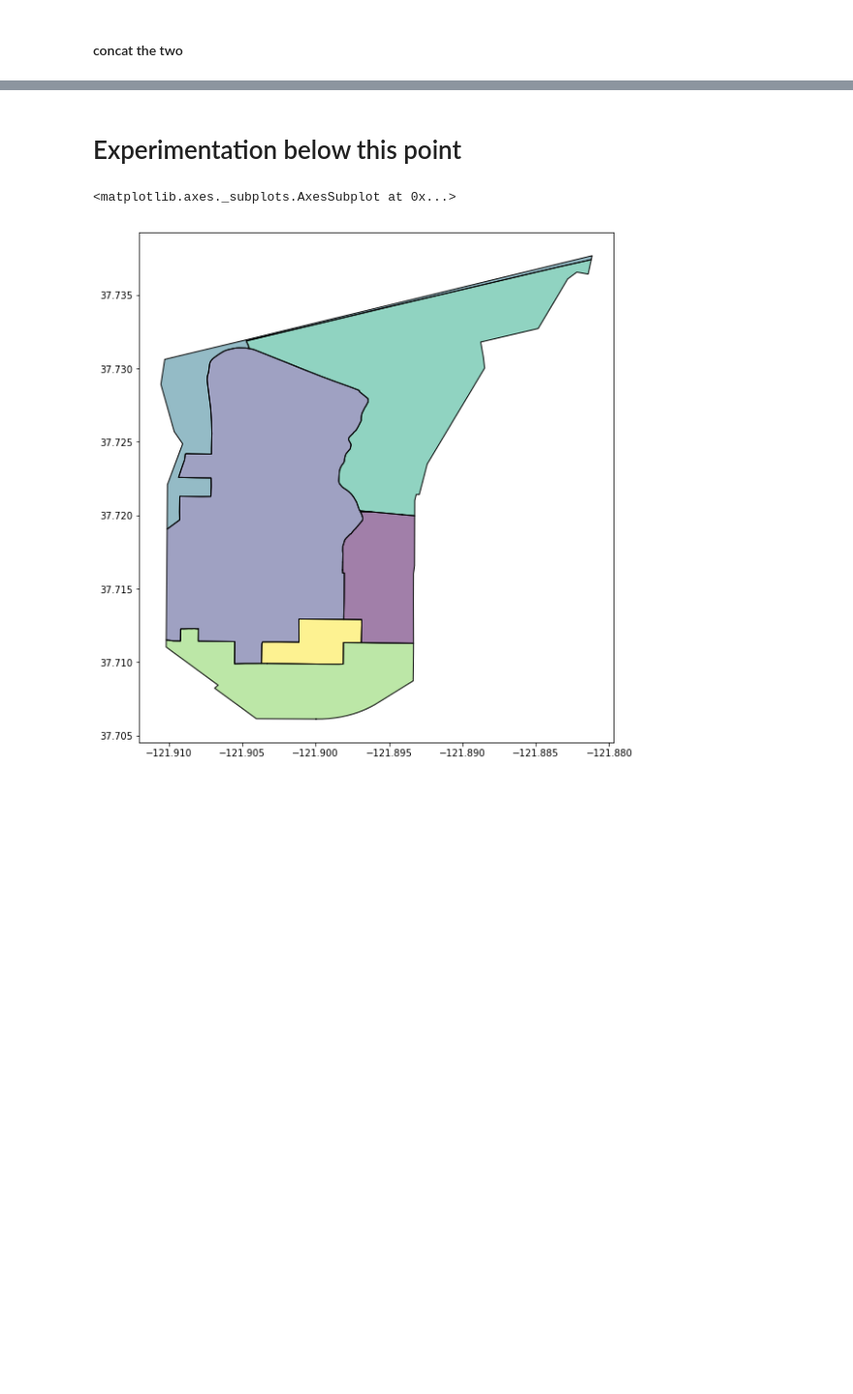
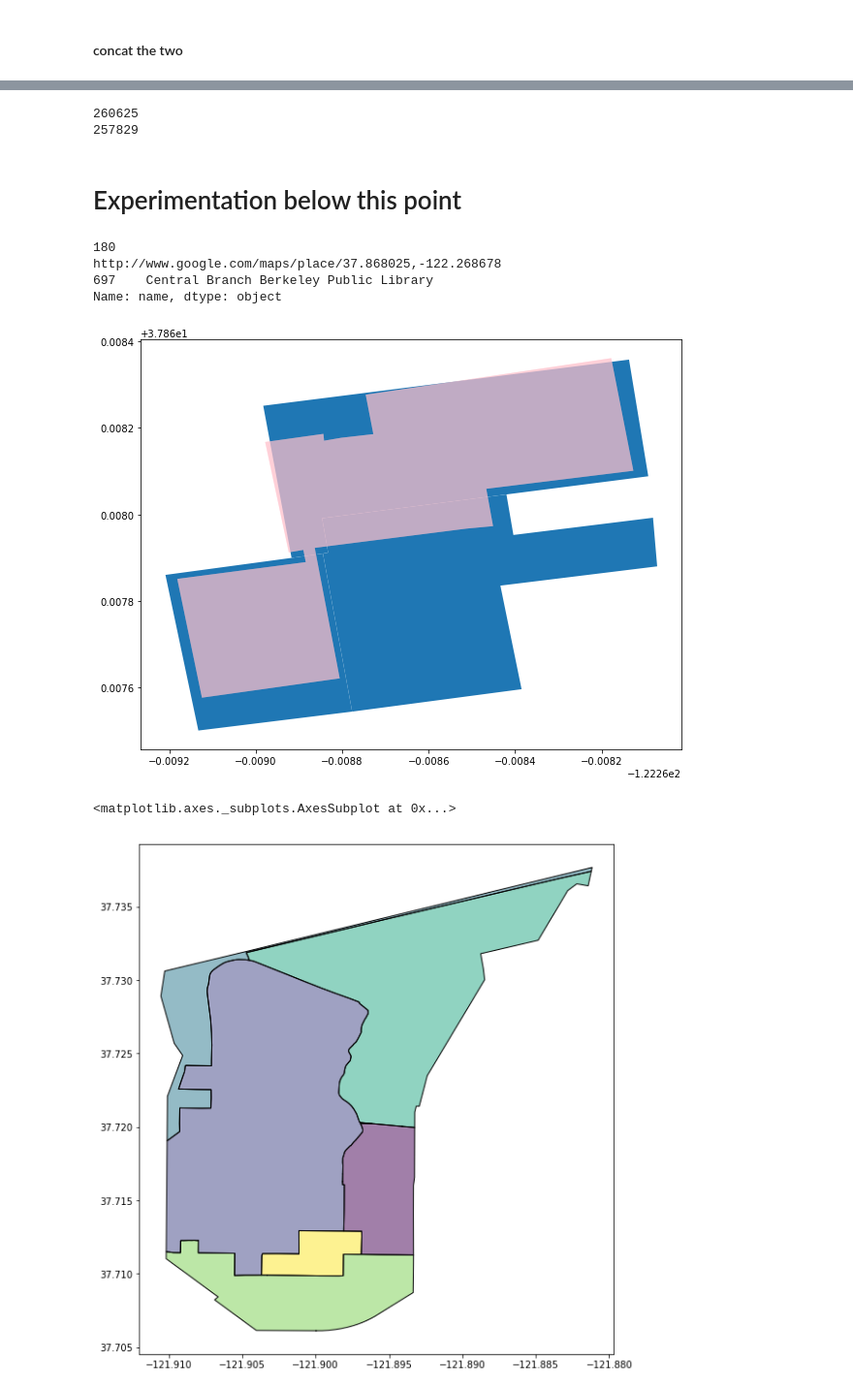
Before and after one commit to mkreilly/cutting_board, a Jupyter notebook: Parcel splits.ipynb, the cells around one changed output, grey strips where cells are left out. Shown at 97% size. Drawn from its saved outputs; the diff is of its cells as text; code cells hidden in the pictures; blank space fills up the shorter version.

Commit message:
is finally joining building footprints to parcels

```diff
--- a/Parcel splits.ipynb
+++ b/Parcel splits.ipynb
@@ -138,9 +138,11 @@ Tue Sep 26 18:07:13 2017
 # %%
 split_parcels = gpd.read_geocsv("split.csv", index_col="apn")
 parcels = gpd.read_geocsv("parcels.csv", index_col="apn")
+parcels["orig_apn"] = parcels.index
 split_parcels = gpd.GeoDataFrame(
     pd.concat([parcels[~parcels.index.isin(split_parcels.orig_apn)], split_parcels]))
 buildings = gpd.read_geocsv("buildings.csv", low_memory=False)
+buildings["building_id_tmp"] = buildings.index
 # %% [markdown]
 ### now we join buildings to split parcels
 # %%
@@ -261,7 +254,7 @@ len(non_overlaps)
 # %% [markdown]
 #### We then take the building footprints which match to multiple parcels, but to one parcel greater than a given threshold
 # %%
-threshold = .51
-overlaps_greater_than_threshold = overlaps.query("overlapping_pct_area >= %f" % threshold)
+threshold = .65
+overlaps_greater_than_threshold = large_overlaps.query("overlapping_pct_area >= %f" % threshold)
 len(overlaps_greater_than_threshold)
 # %% [output]
@@ -276,5 +264,5 @@ len(non_problematic_overlaps)
 # %%
-problematic_overlaps = overlaps.query("max_overlapping_pct_area < %f" % threshold)
+problematic_overlaps = large_overlaps.query("max_overlapping_pct_area < %f" % threshold)
 problematic_overlaps = problematic_overlaps.sort_values(by="max_overlapping_pct_area", ascending=False)
 len(problematic_overlaps.index.value_counts())
 # %% [output]
@@ -285,7 +273,7 @@ def are_these_same_parcels(parcel_overlaps):
     # or whether it looks like a single building with 0's on the other parcels
     def majority_zero_values(s):
         return len(s[s == 0]) / float(len(s)) > .5
-    #print parcel_overlaps.bldg_sqft
+
     return majority_zero_values(parcel_overlaps.bldg_sqft) and\
            majority_zero_values(parcel_overlaps.nres_sqft) and\
            majority_zero_values(parcel_overlaps.res_units)
@@ -294,8 +282,11 @@ def feature_to_maps_link(row):
     centroid = row.centroid
     return "http://www.google.com/maps/place/%f,%f" % (centroid.y, centroid.x)
 
+def two_layer_map(top_layer, bottom_layer, column=None):
+    ax = bottom_layer.plot(figsize=(10, 8), column=column, legend=(column != None))
+    return top_layer.plot(ax=ax, color='pink', alpha=.35)
+
 def deal_with_problematic_overlap(index, building_overlaps, split_parcels):
-    #print index
     area = compute_area(building_overlaps.head(1)).values[0]
     # sliver threshold varies by size of the building, for small parcels we
     # want to bias towards not splitting it up, for large building it might
@@ -303,9 +294,12 @@ def deal_with_problematic_overlap(index, building_overlaps, split_parcels):
     sliver_cutoff = .25 if area < 500 else .03
 
     title = ""
+    keep = building_overlaps
     building_overlaps = building_overlaps.query("overlapping_pct_area > %f" % sliver_cutoff)
     if len(building_overlaps) == 0:
-        return "No non-slivers", pd.DataFrame()
+        # no non-slivers, but there mostly look like apartment buildings, townhomes, and such
+        # just put all the footprints back in
+        building_overlaps = keep
 
     parcel_overlaps = split_parcels.loc[building_overlaps.index_right]
 
@@ -318,20 +312,11 @@ def deal_with_problematic_overlap(index, building_overlaps, split_parcels):
 
     return title, building_overlaps
 
-    '''
-    ax = parcel_overlaps.plot(column="bldg_sqft", legend=True, edgecolor="black", figsize=(10, 8))
-    ax.set_title(title + " " + str(index))
-    print title
-    building_overlaps.head(1).plot(ax=ax, color="pink", alpha=.5, edgecolor="black")
-    print feature_to_maps_link(building_overlaps.head(1))
-    print
-    print
-    '''
-
 problematic_overlaps["calc_area"] = compute_area(problematic_overlaps)
 # drop small footprints (these are like storage sheds, believe it or not)
+print "Dropping %d small footprints" % \
+    len(problematic_overlaps[problematic_overlaps.calc_area <= 200].index.value_counts())
 large_problematic_overlaps = problematic_overlaps[problematic_overlaps.calc_area > 200]
-print len(large_problematic_overlaps.index.unique()), "\n"
 
 fixes = {}
 cnt = 0
@@ -392,5 +390,42 @@ POLYGON ((-122.2620607000255 37.79572680862809, -122.2621990963859 37.7955048556
+# %%
+buildings_linked_to_parcels = gpd.GeoDataFrame(pd.concat([
+    non_overlaps,
+    overlaps_greater_than_threshold,
+    chopped_up_buildings,
+    pd.concat(fixes['Single parcel'])
+    # leaving out union parcels for now because they're more complicated
+]))
+
+# these are not quite the same, but they should be close
+# the 2nd number may be lower than the 1st because we drop lots of very small building footprints
+# then the number is larger because we split many building footprints on parcel boundaries
+# in the end, either one may be larger than the other
+print len(joined_buildings.index.value_counts())
+print len(buildings_linked_to_parcels)
+buildings_linked_to_parcels["apn"] = buildings_linked_to_parcels.index_right
+buildings_linked_to_parcels = buildings_linked_to_parcels[list(buildings.columns) + ["apn"]]
+
+s = buildings_linked_to_parcels.apn.notnull()
+assert s.value_counts()[True] == len(s)
+
+buildings_linked_to_parcels.to_csv("buildings_linked_to_parcels.csv", index=False)
+# %% [output]
+260625
+257829
 # %% [markdown]
 # Experimentation below this point
+# %%
+print len(fixes['Union parcels'])
+for parcel_sets in fixes['Union parcels'][10:11]:
+    print feature_to_maps_link(parcel_sets.head(1))
+    print parcel_sets.head(1).name
+    two_layer_map(parcel_sets, split_parcels.loc[parcel_sets.index_right])
+# %% [output]
+180
+http://www.google.com/maps/place/37.868025,-122.268678
+697    Central Branch Berkeley Public Library
+Name: name, dtype: object
+[figure, added]
 # %%
 apns = new_parcels.apn.unique()
 new_parcels[new_parcels.apn == apns[0]].plot(figsize=(12, 10))
```
Also changed, not shown: parts of 12 cells of this notebook.
